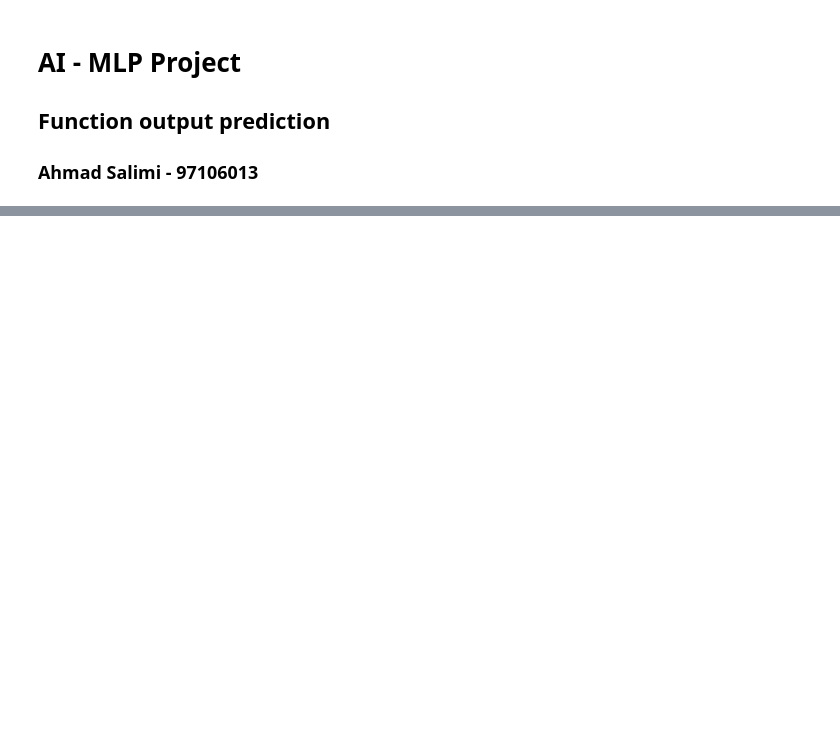
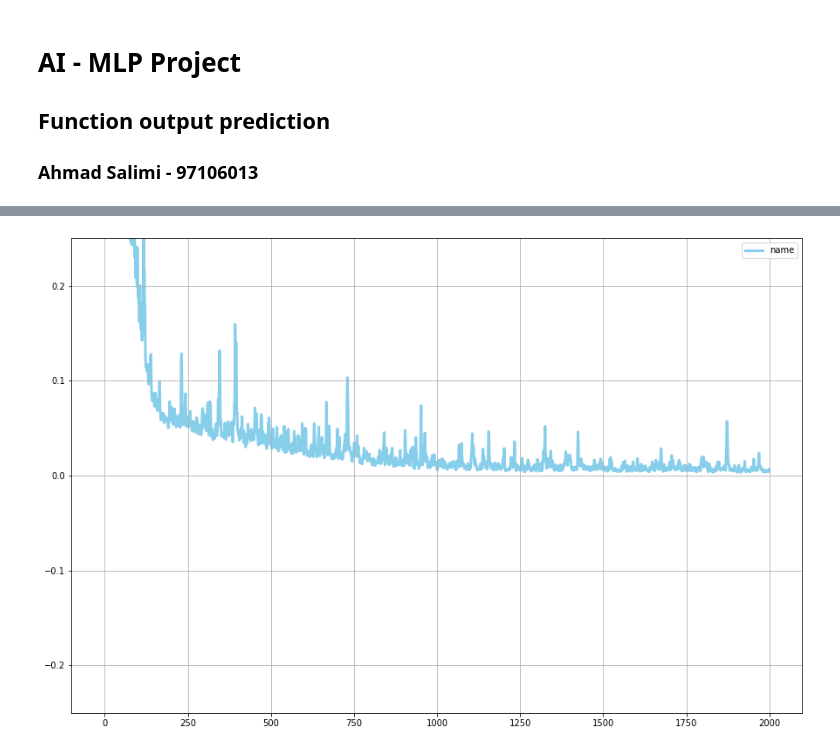
Before and after one commit to ahmadsalimi/AiProjects, a Jupyter notebook: 4. MlpNeuralNetworks/FunctionPrediction.ipynb, the cells around one changed output, grey strips where cells are left out. Saved outputs shown, nothing was run; the diff lists cells and outputs as text; code cells hidden in the pictures; blank space fills up the shorter version.

```diff
--- a/4. MlpNeuralNetworks/FunctionPrediction.ipynb
+++ b/4. MlpNeuralNetworks/FunctionPrediction.ipynb
@@ -61,3 +95,7 @@ history.history['loss'][-1]
+# %%
+learner.plot_history('loss', ylim=(-.25, .25))
+# %% [output]
+[figure, added]
 # %%
 learner.plot_result(np.arange(-20, 20, 0.1))
 # %% [output]
```
Also changed, not shown: parts of 15 cells of this notebook.
